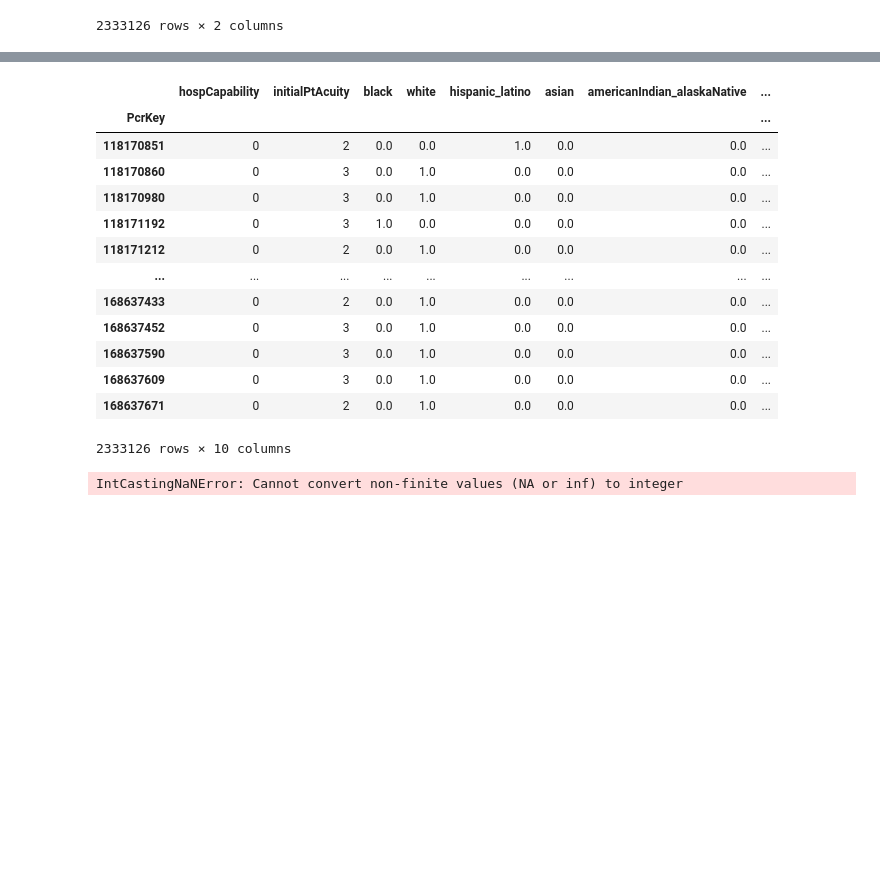
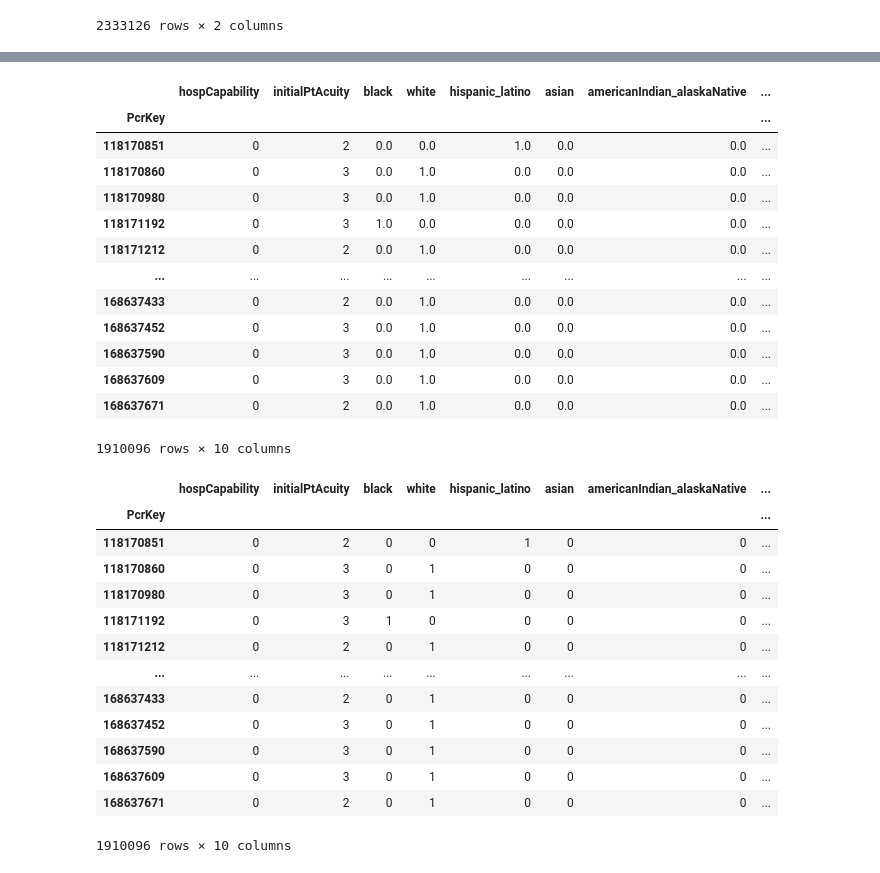
Before and after one commit to patgratt/emsBigDataProject, a Jupyter notebook: stage2-dataWrangling/acuity_traumaCenter.ipynb, the cells around one changed output, grey strips where cells are left out. Saved outputs shown, nothing was run; the diff lists cells and outputs as text; code cells hidden in the pictures; blank space fills up the shorter version.

```diff
--- a/stage2-dataWrangling/acuity_traumaCenter.ipynb
+++ b/stage2-dataWrangling/acuity_traumaCenter.ipynb
@@ -263,4 +263,4 @@ df['hospCapability'].value_counts(normalize=True)
 Name: hospCapability, dtype: float64
 # %%
 # now join with socioeoncomic
-raceAgeGender = pd.read_csv(r"C:\Users\gratt\Desktop\emsData\raceAgeGender.csv")
+raceAgeSex = pd.read_csv(r"C:\Users\gratt\Desktop\emsData\raceAgeSex.csv")
@@ -300,4 +300,4 @@ df
 | 168637671 | 0 | 2 |
 2333126 rows × 2 columns
 # %%
-raceAgeGender = raceAgeGender.set_index('PcrKey')
+raceAgeSex = raceAgeSex.set_index('PcrKey')
@@ -321,2 +321,2 @@ raceAgeGender
 # %%
-df = df.join(raceAgeGender)
+df = df.join(raceAgeSex)
@@ -323,3 +340,5 @@ df = df.join(raceAgeGender)
+# %%
+df = df.dropna()
 # %%
 df
 # %% [output]
@@ -336,10 +355,25 @@ df
 | 168637590 | 0 | 3 | 0.0 | 1.0 | 0.0 | 0.0 | 0.0 | ... |
 | 168637609 | 0 | 3 | 0.0 | 1.0 | 0.0 | 0.0 | 0.0 | ... |
 | 168637671 | 0 | 2 | 0.0 | 1.0 | 0.0 | 0.0 | 0.0 | ... |
-2333126 rows × 10 columns
+1910096 rows × 10 columns
 # %%
 df = df.astype(int)
-# %% [output]
-IntCastingNaNError: Cannot convert non-finite values (NA or inf) to integer
+# %%
+df
+# %% [output]
+|  | hospCapability | initialPtAcuity | black | white | hispanic_latino | asian | americanIndian_alaskaNative | ... |
+| PcrKey |  |  |  |  |  |  |  | ... |
+| 118170851 | 0 | 2 | 0 | 0 | 1 | 0 | 0 | ... |
+| 118170860 | 0 | 3 | 0 | 1 | 0 | 0 | 0 | ... |
+| 118170980 | 0 | 3 | 0 | 1 | 0 | 0 | 0 | ... |
+| 118171192 | 0 | 3 | 1 | 0 | 0 | 0 | 0 | ... |
+| 118171212 | 0 | 2 | 0 | 1 | 0 | 0 | 0 | ... |
+| ... | ... | ... | ... | ... | ... | ... | ... | ... |
+| 168637433 | 0 | 2 | 0 | 1 | 0 | 0 | 0 | ... |
+| 168637452 | 0 | 3 | 0 | 1 | 0 | 0 | 0 | ... |
+| 168637590 | 0 | 3 | 0 | 1 | 0 | 0 | 0 | ... |
+| 168637609 | 0 | 3 | 0 | 1 | 0 | 0 | 0 | ... |
+| 168637671 | 0 | 2 | 0 | 1 | 0 | 0 | 0 | ... |
+1910096 rows × 10 columns
 # %%
 # looks good export
```
Also changed, not shown: parts of 7 cells of this notebook, 1 other file.
